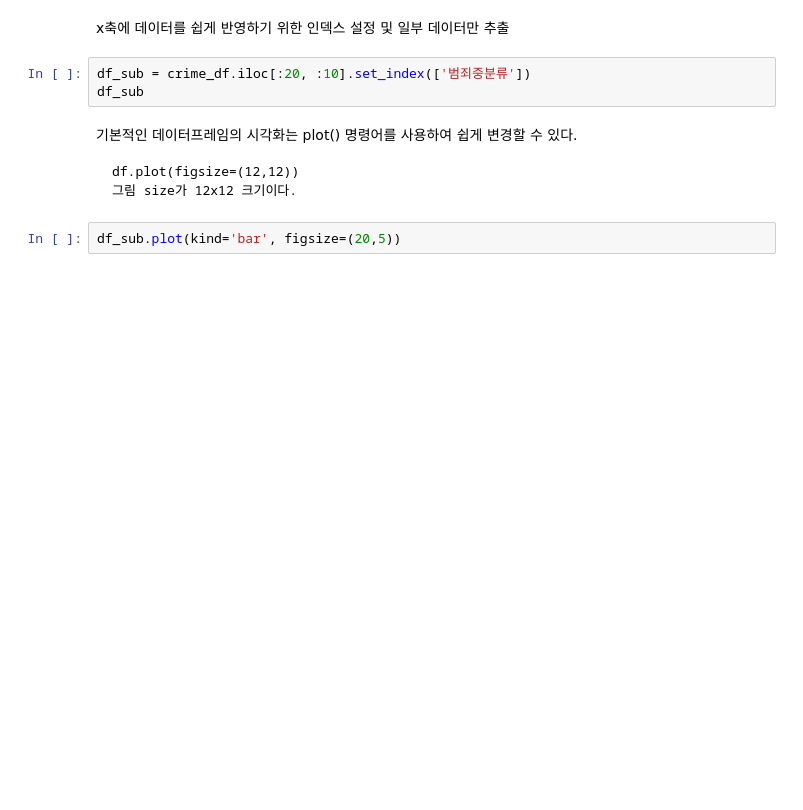
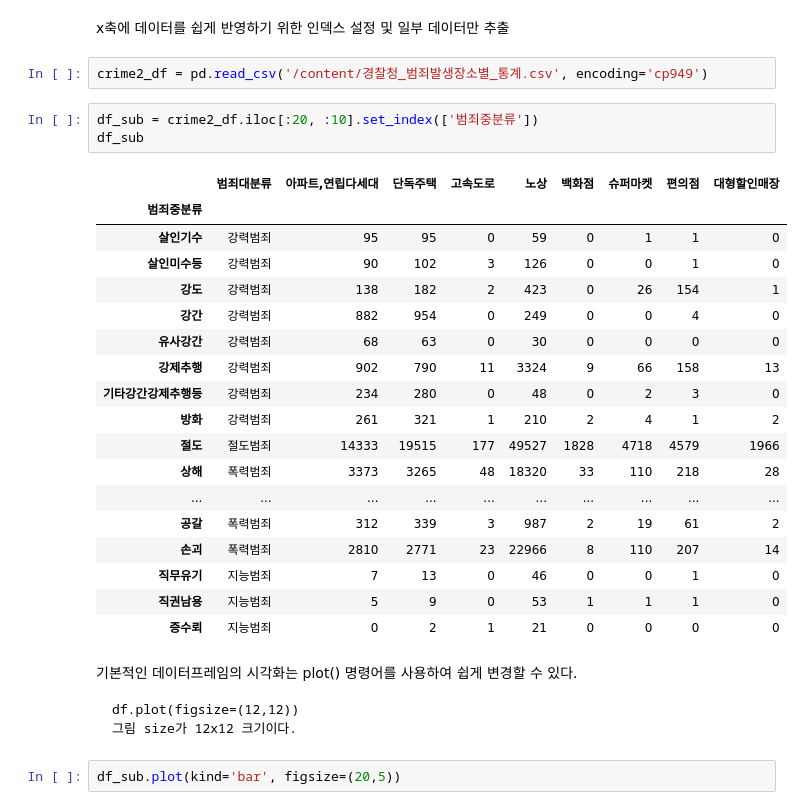
Before and after one commit to Kim-dingdong/dataframe-goodgoodgood, a Jupyter notebook: 이산수학 문제 답.ipynb, the cells around one changed output. Saved outputs shown, nothing was run; the diff lists cells and outputs as text; blank space fills up the shorter version.

````diff
--- a/이산수학 문제 답.ipynb
+++ b/이산수학 문제 답.ipynb
@@ -264,8 +316,29 @@ plt.rc('font', family='NanumBarunGothic')
 # %% [markdown]
 x축에 데이터를 쉽게 반영하기 위한 인덱스 설정 및 일부 데이터만 추출
+# %%
+crime2_df = pd.read_csv('/content/경찰청_범죄발생장소별_통계.csv', encoding='cp949')
 # %%
-df_sub = crime_df.iloc[:20, :10].set_index(['범죄중분류'])
+df_sub = crime2_df.iloc[:20, :10].set_index(['범죄중분류'])
 df_sub
+# %% [output]
+|  | 범죄대분류 | 아파트,연립다세대 | 단독주택 | 고속도로 | 노상 | 백화점 | 슈퍼마켓 | 편의점 | 대형할인매장 |
+| 범죄중분류 |  |  |  |  |  |  |  |  |  |
+| 살인기수 | 강력범죄 | 95 | 95 | 0 | 59 | 0 | 1 | 1 | 0 |
+| 살인미수등 | 강력범죄 | 90 | 102 | 3 | 126 | 0 | 0 | 1 | 0 |
+| 강도 | 강력범죄 | 138 | 182 | 2 | 423 | 0 | 26 | 154 | 1 |
+| 강간 | 강력범죄 | 882 | 954 | 0 | 249 | 0 | 0 | 4 | 0 |
+| 유사강간 | 강력범죄 | 68 | 63 | 0 | 30 | 0 | 0 | 0 | 0 |
+| 강제추행 | 강력범죄 | 902 | 790 | 11 | 3324 | 9 | 66 | 158 | 13 |
+| 기타강간강제추행등 | 강력범죄 | 234 | 280 | 0 | 48 | 0 | 2 | 3 | 0 |
+| 방화 | 강력범죄 | 261 | 321 | 1 | 210 | 2 | 4 | 1 | 2 |
+| 절도 | 절도범죄 | 14333 | 19515 | 177 | 49527 | 1828 | 4718 | 4579 | 1966 |
+| 상해 | 폭력범죄 | 3373 | 3265 | 48 | 18320 | 33 | 110 | 218 | 28 |
+| ... | ... | ... | ... | ... | ... | ... | ... | ... | ... |
+| 공갈 | 폭력범죄 | 312 | 339 | 3 | 987 | 2 | 19 | 61 | 2 |
+| 손괴 | 폭력범죄 | 2810 | 2771 | 23 | 22966 | 8 | 110 | 207 | 14 |
+| 직무유기 | 지능범죄 | 7 | 13 | 0 | 46 | 0 | 0 | 1 | 0 |
+| 직권남용 | 지능범죄 | 5 | 9 | 0 | 53 | 1 | 1 | 1 | 0 |
+| 증수뢰 | 지능범죄 | 0 | 2 | 1 | 21 | 0 | 0 | 0 | 0 |
 # %% [markdown]
 기본적인 데이터프레임의 시각화는 plot() 명령어를 사용하여 쉽게 변경할 수 있다.
 ```
````
Also changed, not shown: parts of 15 cells of this notebook.
